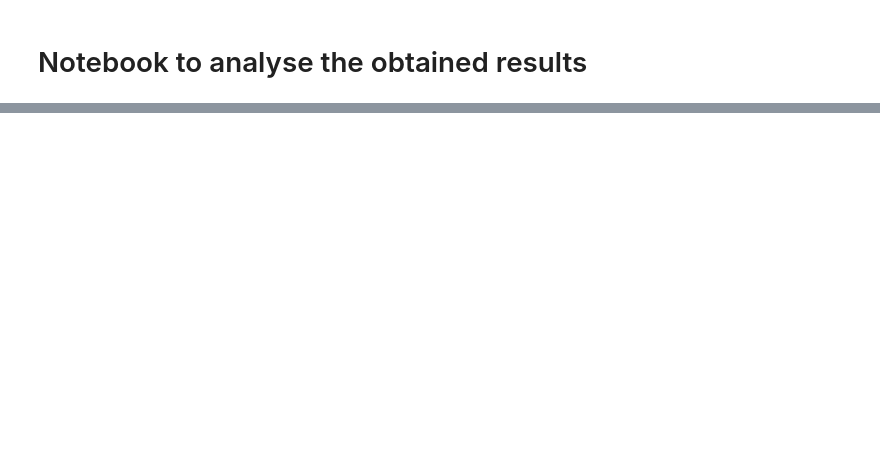
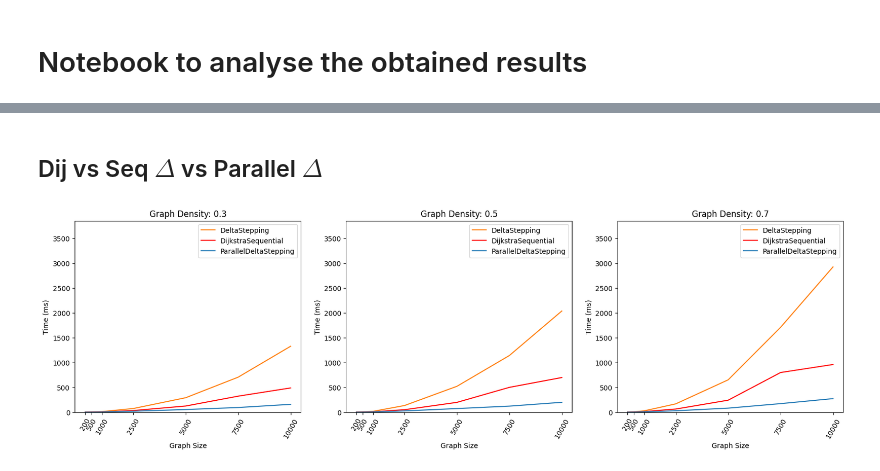
Before and after one commit to RomainPuech/parallel_shortest_path, a Jupyter notebook: analysis.ipynb, the cells around one changed output, grey strips where cells are left out. Drawn from its saved outputs; the diff is of its cells as text; code cells hidden in the pictures; blank space fills up the shorter version.

```diff
--- a/analysis.ipynb
+++ b/analysis.ipynb
@@ -105,0 +126,36 @@ No handles with labels found to put in legend.
+# %% [markdown]
+## Dij vs Seq $\Delta$ vs Parallel $\Delta$
+# %%
+fig, axs = plt.subplots(1, 3, figsize=(20, 5))
+delta = 1
+n_threads = 4
+
+sizes = data['graph_size'].unique()
+densities = data['graph_density'].unique()
+
+for i, density in enumerate(densities):
+    filtered_df = filter_df(data, graph_density=density)
+
+    alg = 0 # DeltaStepping
+    filtered_df_alg = filter_df(filtered_df, alg=alg, delta=delta)
+    axs[i].plot(filtered_df_alg["graph_size"], filtered_df_alg['time'], label=Algorithm()[alg], color="C1")
+
+    alg = 1 # DijkstraSequential
+    filtered_df_alg = filter_df(filtered_df, alg=alg)
+    axs[i].plot(filtered_df_alg["graph_size"], filtered_df_alg['time'], label=Algorithm()[alg], color="r")
+
+    alg = 2 # ParallelDeltaStepping
+    filtered_df_alg = filter_df(filtered_df, alg=alg, n_threads=n_threads, delta=delta)
+    axs[i].plot(filtered_df_alg["graph_size"], filtered_df_alg['time'], label=Algorithm()[alg], color="C0")
+
+    axs[i].set_xticks(sizes)
+    axs[i].set_xticklabels(['200', '500', '1000', '2500', '5000', '7500', '10000'], rotation=60)
+    axs[i].set_ylim(0, data["time"].max())
+    axs[i].set_title(f"Graph Density: {density}")
+    axs[i].set_xlabel('Graph Size')
+    axs[i].set_ylabel('Time (ms)')
+    axs[i].legend()
+
+plt.show();
+# %% [output]
+[figure, added]
```
Also changed, not shown: parts of 16 cells of this notebook.
